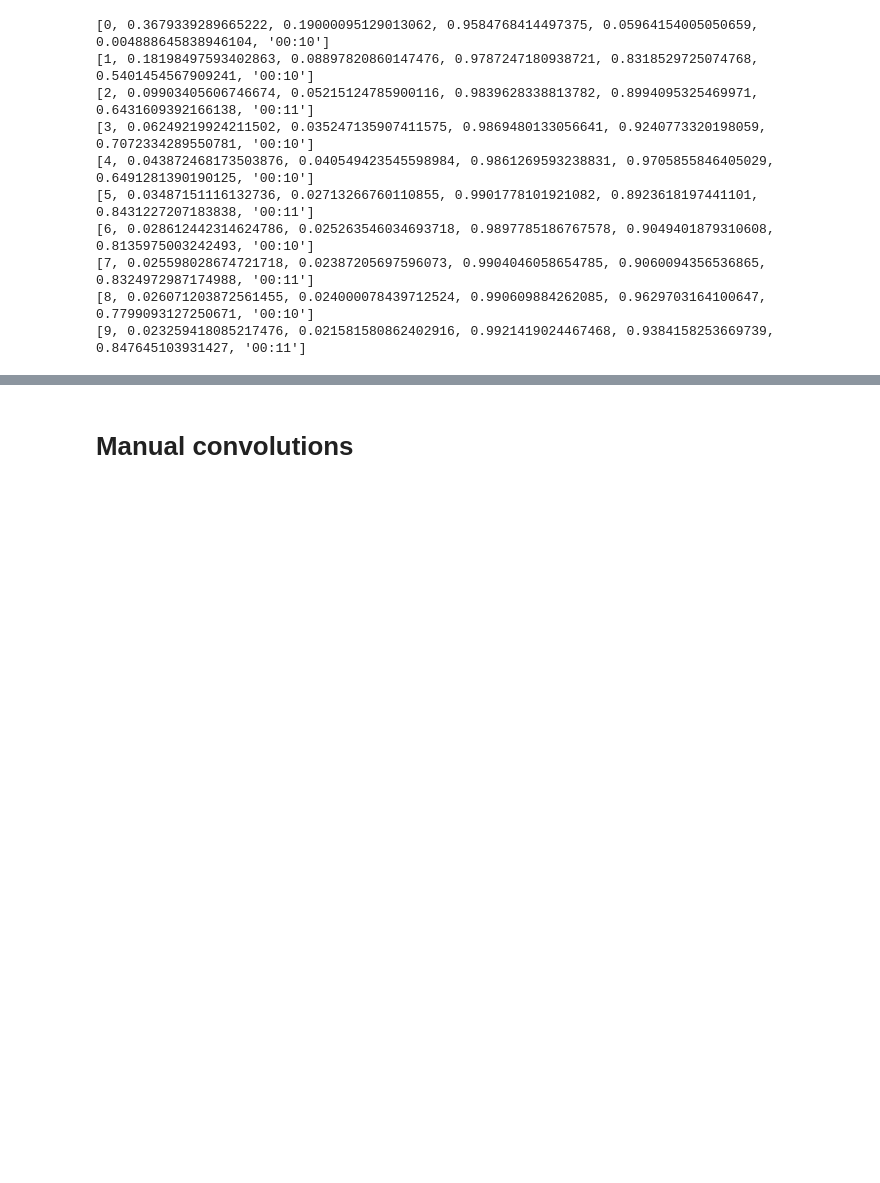
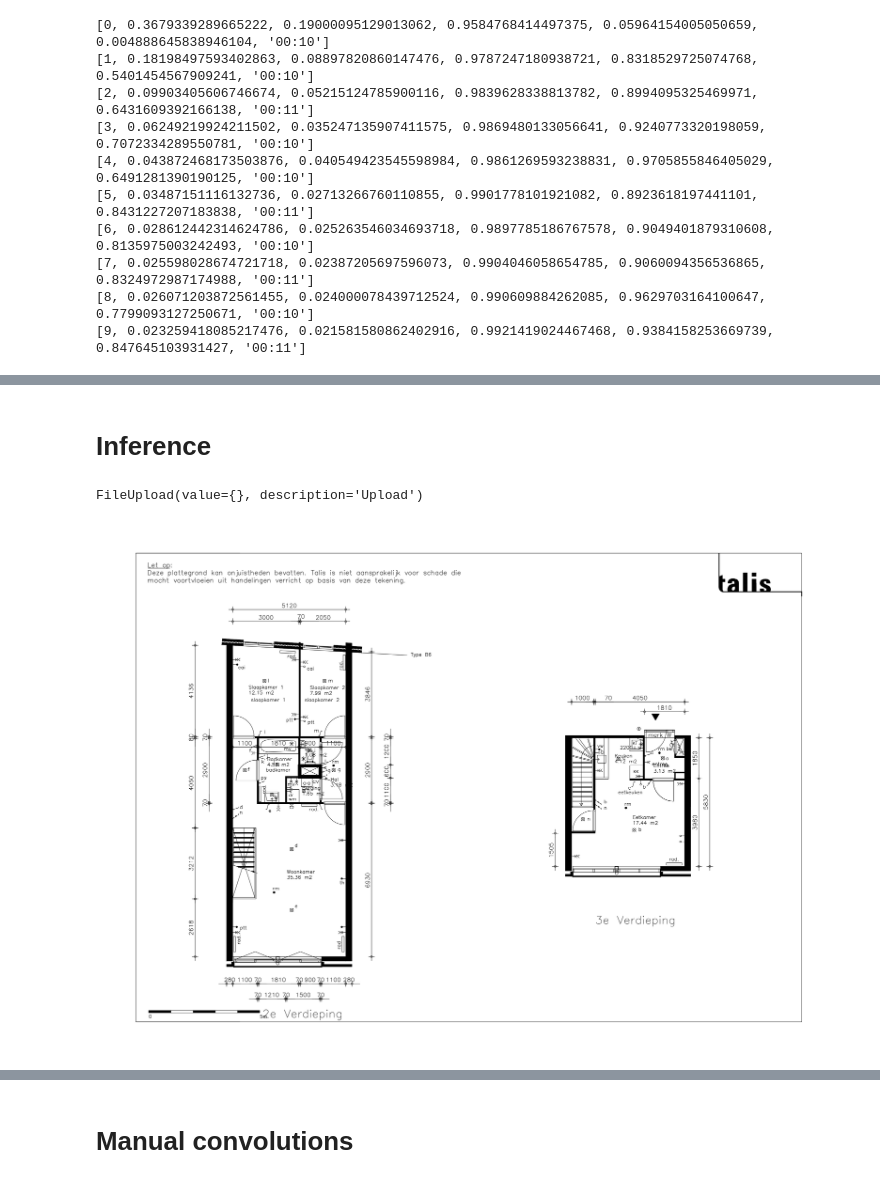
Before and after one commit to chosia/fastai-wall-detection, a Jupyter notebook: fastai-wall-detection.ipynb, the cells around one changed output, grey strips where cells are left out. Cells and saved outputs as stored; diff of their text form; code cells hidden in the pictures; blank space fills up the shorter version.

Commit message:
Added inference with a cute upload button.

```diff
--- a/fastai-wall-detection.ipynb
+++ b/fastai-wall-detection.ipynb
@@ -257,3 +259,14 @@ learn.save('stage-2')
 learn.load('stage-2');
 # %%
 show_results()
+# %% [markdown]
+# Inference
+# %%
+btn_upload = widgets.FileUpload()
+btn_upload
+# %% [output]
+FileUpload(value={}, description='Upload')
+# %%
+newimg = PILImage.create(btn_upload.data[-1]); newimg
+# %% [output]
+[figure, added]
```
Also changed, not shown: parts of 6 cells of this notebook.
